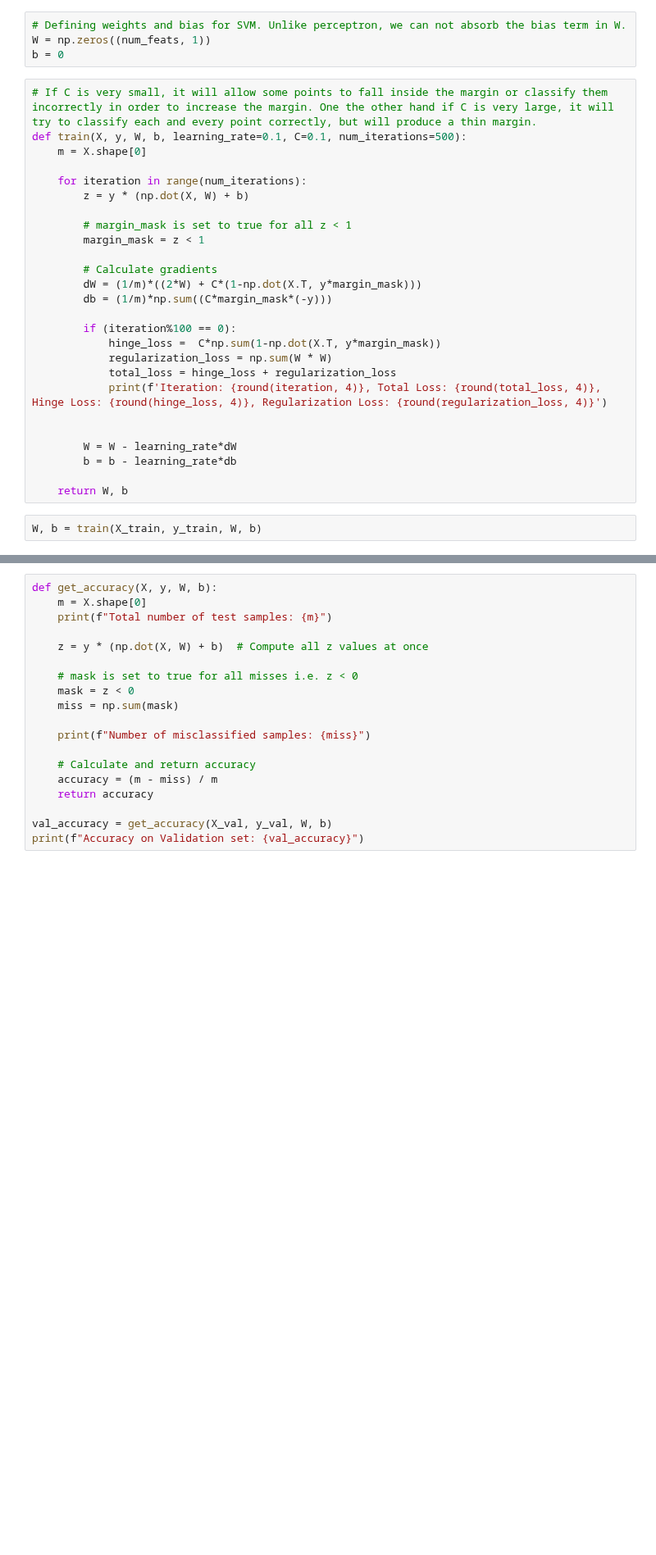
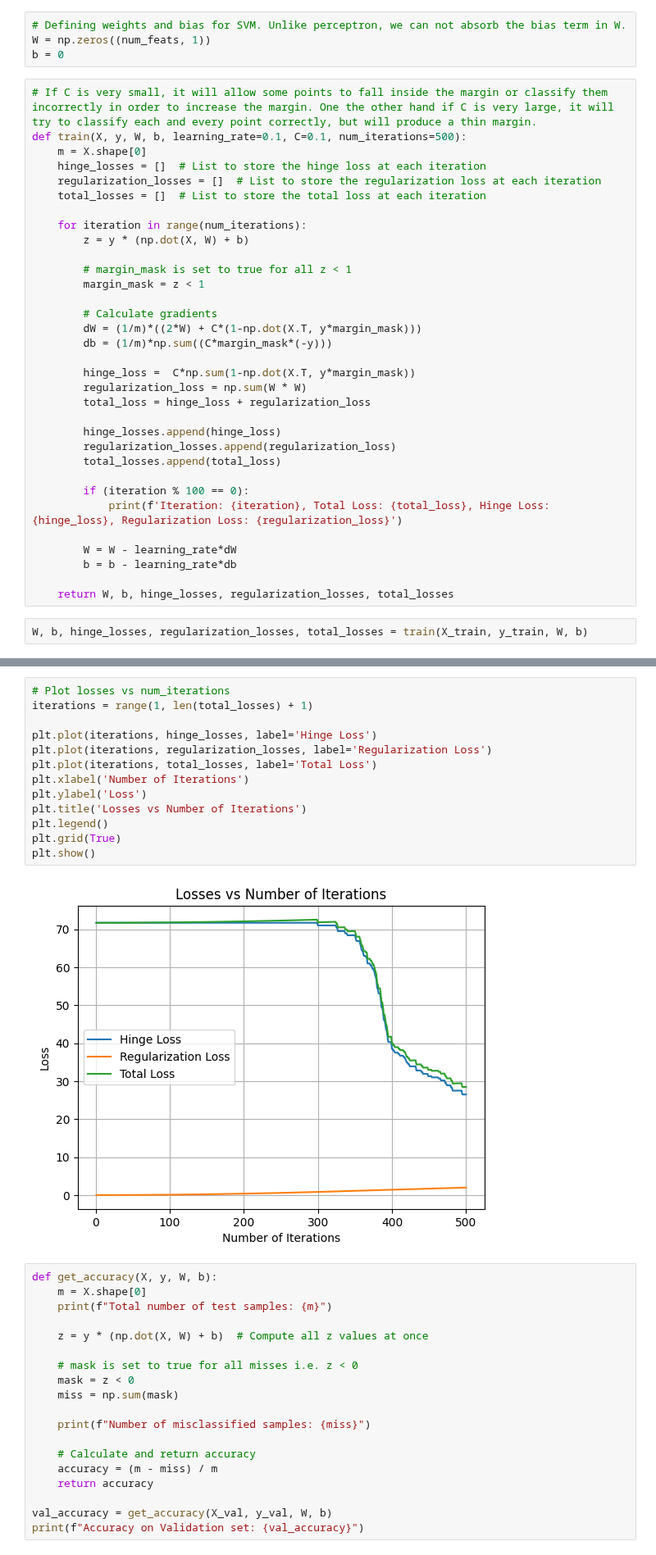
Before and after one commit to PritK99/ML-Toolbox, a Jupyter notebook: Support Vector Machine/gender prediction.ipynb, the cells around one changed output, grey strips where cells are left out. Shown at 82% size. Drawn from its saved outputs; the diff is of its cells as text; blank space fills up the shorter version.

```diff
--- a/Support Vector Machine/gender prediction.ipynb
+++ b/Support Vector Machine/gender prediction.ipynb
@@ -114,6 +115,9 @@ b = 0
 # If C is very small, it will allow some points to fall inside the margin or classify them incorrectly in order to increase the margin. One the other hand if C is very large, it will try to classify each and every point correctly, but will produce a thin margin.
 def train(X, y, W, b, learning_rate=0.1, C=0.1, num_iterations=500):
     m = X.shape[0]
+    hinge_losses = []  # List to store the hinge loss at each iteration
+    regularization_losses = []  # List to store the regularization loss at each iteration
+    total_losses = []  # List to store the total loss at each iteration
 
     for iteration in range(num_iterations):
         z = y * (np.dot(X, W) + b)
@@ -125,18 +129,22 @@ def train(X, y, W, b, learning_rate=0.1, C=0.1, num_iterations=500):
         dW = (1/m)*((2*W) + C*(1-np.dot(X.T, y*margin_mask)))
         db = (1/m)*np.sum((C*margin_mask*(-y)))
 
-        if (iteration%100 == 0):
-            hinge_loss =  C*np.sum(1-np.dot(X.T, y*margin_mask))
-            regularization_loss = np.sum(W * W)
-            total_loss = hinge_loss + regularization_loss
-            print(f'Iteration: {round(iteration, 4)}, Total Loss: {round(total_loss, 4)}, Hinge Loss: {round(hinge_loss, 4)}, Regularization Loss: {round(regularization_loss, 4)}')
+        hinge_loss =  C*np.sum(1-np.dot(X.T, y*margin_mask))
+        regularization_loss = np.sum(W * W)
+        total_loss = hinge_loss + regularization_loss
 
+        hinge_losses.append(hinge_loss)
+        regularization_losses.append(regularization_loss)
+        total_losses.append(total_loss)
+
+        if (iteration % 100 == 0):
+            print(f'Iteration: {iteration}, Total Loss: {total_loss}, Hinge Loss: {hinge_loss}, Regularization Loss: {regularization_loss}')
 
         W = W - learning_rate*dW
         b = b - learning_rate*db
 
-    return W, b
+    return W, b, hinge_losses, regularization_losses, total_losses
 # %%
-W, b = train(X_train, y_train, W, b)
+W, b, hinge_losses, regularization_losses, total_losses = train(X_train, y_train, W, b)
 # %% [output]
 Iteration: 0, Total Loss: 71.7, Hinge Loss: 71.7, Regularization Loss: 0.0
@@ -147,3 +155,18 @@ Iteration: 400, Total Loss: 39.9157, Hinge Loss: 38.5, Regularization Loss: 1.41
+# %%
+# Plot losses vs num_iterations
+iterations = range(1, len(total_losses) + 1)
+
+plt.plot(iterations, hinge_losses, label='Hinge Loss')
+plt.plot(iterations, regularization_losses, label='Regularization Loss')
+plt.plot(iterations, total_losses, label='Total Loss')
+plt.xlabel('Number of Iterations')
+plt.ylabel('Loss')
+plt.title('Losses vs Number of Iterations')
+plt.legend()
+plt.grid(True)
+plt.show()
+# %% [output]
+[figure, added]
 # %%
 def get_accuracy(X, y, W, b):
     m = X.shape[0]
```
Also changed, not shown: parts of 4 cells of this notebook, 9 other files.
